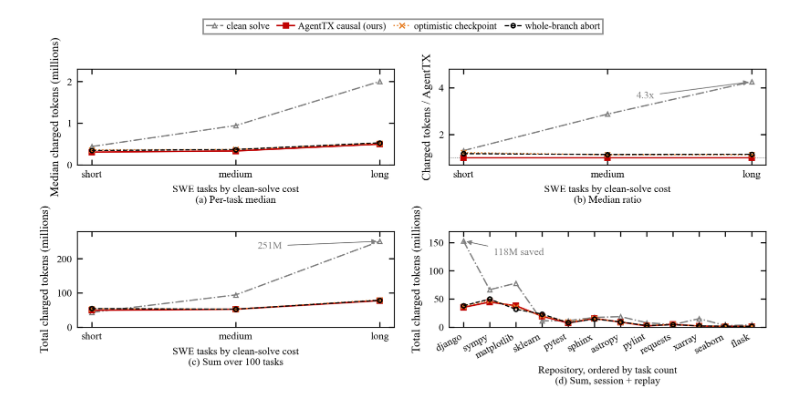
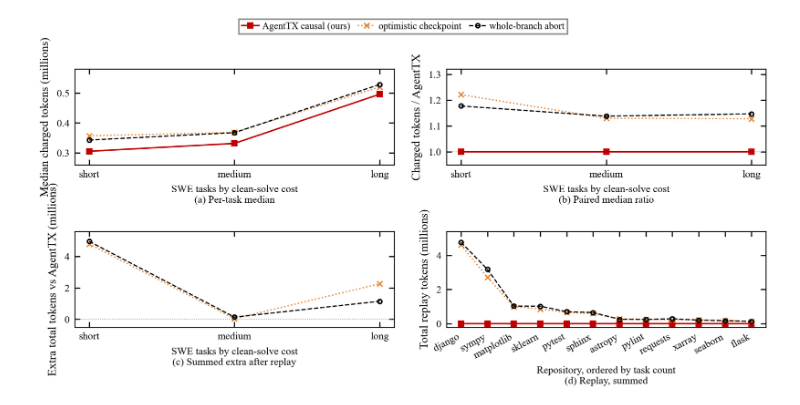
Before and after one commit to Bigsmart408/agenttx, a Jupyter notebook: motivation/plot_swe_tokens.ipynb, the cells around one changed output. Saved outputs shown, nothing was run; the diff lists cells and outputs as text; code cells hidden in the pictures.

Commit message:
Compare SWE charged tokens against coarse recovery.

```diff
--- a/motivation/plot_swe_tokens.ipynb
+++ b/motivation/plot_swe_tokens.ipynb
@@ -121,6 +122,10 @@ def repo_sum(frame, mode):
     ]
 
 
+replay = df.pivot_table(index=["task", "repo_short"], columns="mode", values="doc_replay_tokens", aggfunc="first")
+COARSE = ["temporal_checkpoint", "whole_branch_abort"]
+
+
 def paired_ratio(frame, mode):
     causal = frame["causal"].reset_index(level=1, drop=True).replace(0, np.nan)
     series = frame[mode].reset_index(level=1, drop=True)
@@ -134,92 +139,75 @@ def paired_ratio(frame, mode):
     return ys
 
 
+def extra_sum(frame, mode):
+    return [
+        scale_stat(frame, mode, "sum")[i] - scale_stat(frame, "causal", "sum")[i]
+        for i in range(len(SCALE_LABELS))
+    ]
+
+
 fig = plt.figure(dpi=300, figsize=(cm_to_inch(STANDARD_WIDTH), cm_to_inch(8.8)))
 handles = []
 
 ax = plt.subplot(2, 2, 1)
-for mode in MODES:
+for mode in ("causal", *COARSE):
     handle, = ax.plot(sx, scale_stat(charged, mode, "median"), **STYLES[mode], label=LABELS[mode])
     handles.append(handle)
 ax.set_xticks(sx, SCALE_LABELS)
-ax.set_ylim(0, 2.3)
+ax.set_ylim(0.26, 0.58)
 ax.set_ylabel("Median charged tokens (millions)", fontsize=8)
 ax.set_xlabel("SWE tasks by clean-solve cost\n(a) Per-task median", fontsize=7)
 
 ax = plt.subplot(2, 2, 2)
 ax.axhline(1.0, color="0.55", linewidth=0.5, linestyle=":")
-for mode in MODES:
+for mode in ("causal", *COARSE):
     ax.plot(sx, paired_ratio(charged, mode), **STYLES[mode])
-ax.annotate(
-    "4.3x",
-    xy=(2, paired_ratio(charged, "no_fault")[2]),
-    xytext=(1.2, 3.55),
-    fontsize=7,
-    color="#7f7f7f",
-    arrowprops=dict(arrowstyle="-|>", color="#7f7f7f", lw=0.6),
-)
 ax.set_xticks(sx, SCALE_LABELS)
-ax.set_ylim(0.7, 4.8)
+ax.set_ylim(0.95, 1.32)
 ax.set_ylabel("Charged tokens / AgentTX", fontsize=8)
-ax.set_xlabel("SWE tasks by clean-solve cost\n(b) Median ratio", fontsize=7)
+ax.set_xlabel("SWE tasks by clean-solve cost\n(b) Paired median ratio", fontsize=7)
 
 ax = plt.subplot(2, 2, 3)
-for mode in MODES:
-    ax.plot(sx, scale_stat(charged, mode, "sum"), **STYLES[mode])
-ax.annotate(
-    "251M",
-    xy=(2, scale_stat(charged, "no_fault", "sum")[2]),
-    xytext=(1.15, 230),
-    fontsize=7,
-    color="#7f7f7f",
-    arrowprops=dict(arrowstyle="-|>", color="#7f7f7f", lw=0.6),
-)
+ax.axhline(0.0, color="0.55", linewidth=0.5, linestyle=":")
+for mode in COARSE:
+    ax.plot(sx, extra_sum(charged, mode), **STYLES[mode])
 ax.set_xticks(sx, SCALE_LABELS)
-ax.set_ylim(0, 280)
-ax.set_ylabel("Total charged tokens (millions)", fontsize=8)
-ax.set_xlabel("SWE tasks by clean-solve cost\n(c) Sum over 100 tasks", fontsize=7)
+ax.set_ylim(-0.5, 5.6)
+ax.set_ylabel("Extra total tokens vs AgentTX (millions)", fontsize=8)
+ax.set_xlabel("SWE tasks by clean-solve cost\n(c) Summed extra after replay", fontsize=7)
 
 ax = plt.subplot(2, 2, 4)
-for mode in MODES:
-    ax.plot(rx, repo_sum(charged, mode), **STYLES[mode])
-ax.annotate(
-    "118M saved",
-    xy=(0, repo_sum(charged, "no_fault")[0]),
-    xytext=(1.15, 128),
-    fontsize=7,
-    color="#7f7f7f",
-    arrowprops=dict(arrowstyle="-|>", color="#7f7f7f", lw=0.6),
-)
+for mode in ("causal", *COARSE):
+    ax.plot(rx, repo_sum(replay, mode), **STYLES[mode])
 ax.set_xticks(rx, REPO_ORDER, rotation=28, ha="right")
-ax.set_ylim(0, 170)
-ax.set_ylabel("Total charged tokens (millions)", fontsize=8)
-ax.set_xlabel("Repository, ordered by task count\n(d) Sum, session + replay", fontsize=7)
+ax.set_ylim(-0.2, 5.4)
+ax.set_ylabel("Total replay tokens (millions)", fontsize=8)
+ax.set_xlabel("Repository, ordered by task count\n(d) Replay, summed", fontsize=7)
 
 for axis in fig.axes:
     axis.tick_params(axis="both", labelsize=7, direction="in", top=True, right=True)
 
 fig.legend(
     handles=handles,
     loc="upper center",
     bbox_to_anchor=(0.5, 1.035),
-    ncol=4,
+    ncol=3,
     fontsize=6.5,
     columnspacing=0.8,
     handlelength=1.8,
     handletextpad=0.35,
     borderpad=0.3,
 )
 plt.tight_layout(pad=0.6, h_pad=1.8, w_pad=1.2, rect=[0.0, 0.0, 1.0, 0.91])
 for dest in (FIGDIR, PAPER):
     fig.savefig(dest / "FIG-SWE-Tokens.pdf", bbox_inches="tight", pad_inches=0.02)
     fig.savefig(dest / "FIG-SWE-Token-Tasks.png", dpi=300, bbox_inches="tight", pad_inches=0.02)
 if matplotlib.get_backend().lower() != "agg":
     plt.show()
 
 print(f"loaded {CSV}")
-print("median by scale", {label: {mode: round(scale_stat(charged, mode, "median")[i], 3) for mode in MODES} for i, label in enumerate(SCALE_LABELS)})
-print("ratio by scale", {label: round(paired_ratio(charged, "no_fault")[i], 3) for i, label in enumerate(SCALE_LABELS)})
-print("sum by scale", {label: {mode: round(scale_stat(charged, mode, "sum")[i], 2) for mode in MODES} for i, label in enumerate(SCALE_LABELS)})
-print("django sum", {mode: round(repo_sum(charged, mode)[0], 2) for mode in MODES})
+print("median", {label: {mode: round(scale_stat(charged, mode, "median")[i], 3) for mode in ("causal", *COARSE)} for i, label in enumerate(SCALE_LABELS)})
+print("ratio", {mode: [round(v, 3) for v in paired_ratio(charged, mode)] for mode in COARSE})
+print("extra sum", {mode: [round(v, 2) for v in extra_sum(charged, mode)] for mode in COARSE})
 # %% [output]
-[figure, old version]
+[figure, new version]
```
Also changed, not shown: parts of 1 cell of this notebook, 4 other files.
